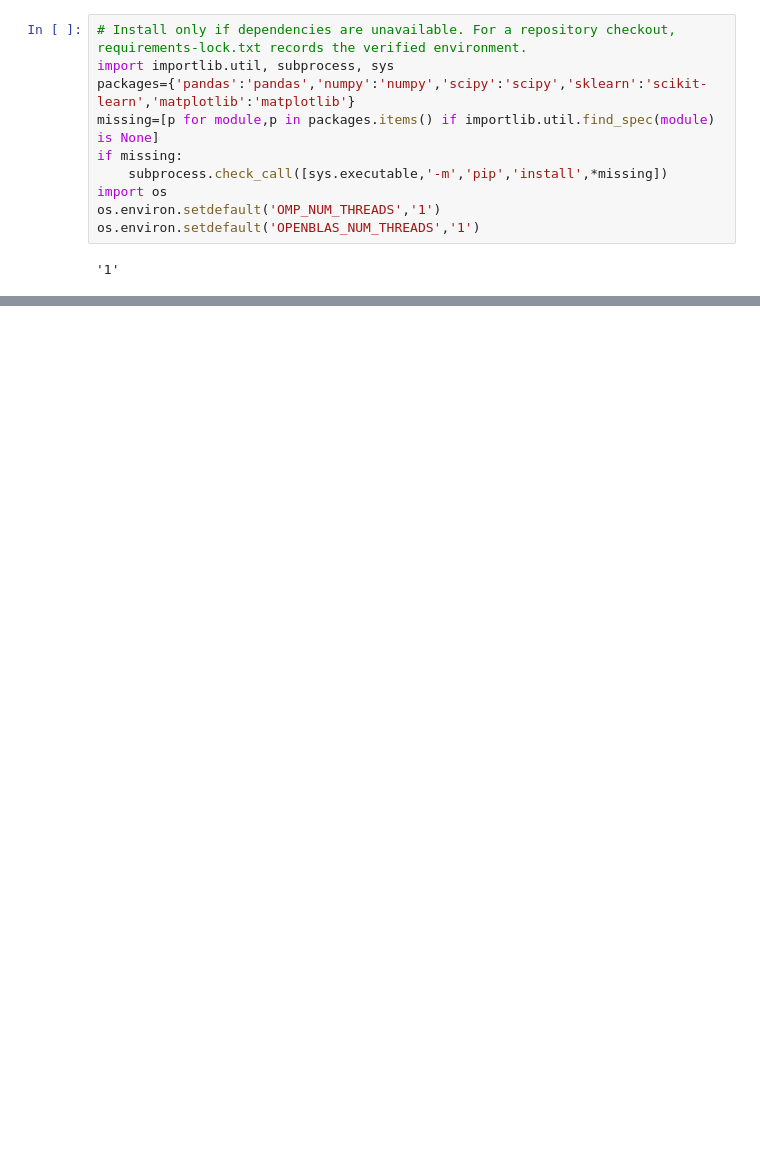
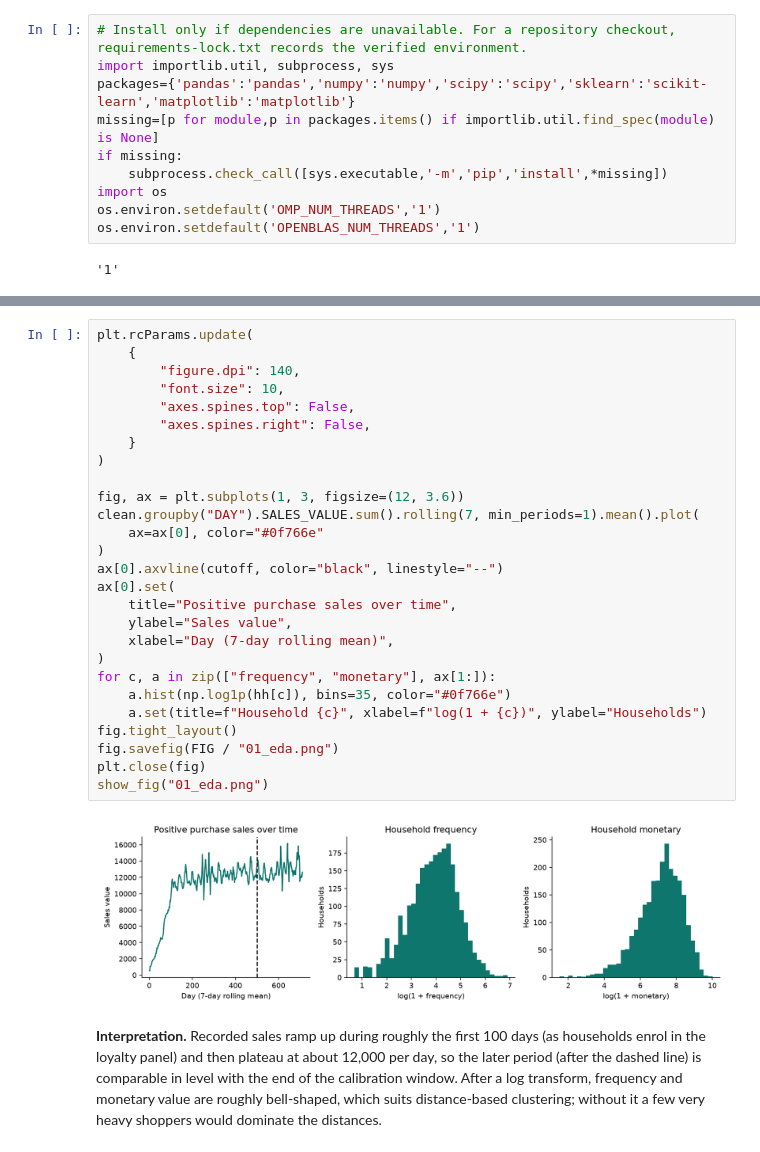
Before and after one commit to dothanhchuong123-blip/beyond-rfm-grocery-segmentation, a Jupyter notebook: grocery_clustering.ipynb, the cells around one changed output, grey strips where cells are left out. Cells and saved outputs as stored; diff of their text form; blank space fills up the shorter version.

```diff
--- a/grocery_clustering.ipynb
+++ b/grocery_clustering.ipynb
@@ -1076,0 +537,31 @@ Read the generated tables before making a claim: high silhouette in one feature
+# %%
+plt.rcParams.update(
+    {
+        "figure.dpi": 140,
+        "font.size": 10,
+        "axes.spines.top": False,
+        "axes.spines.right": False,
+    }
+)
+
+fig, ax = plt.subplots(1, 3, figsize=(12, 3.6))
+clean.groupby("DAY").SALES_VALUE.sum().rolling(7, min_periods=1).mean().plot(
+    ax=ax[0], color="#0f766e"
+)
+ax[0].axvline(cutoff, color="black", linestyle="--")
+ax[0].set(
+    title="Positive purchase sales over time",
+    ylabel="Sales value",
+    xlabel="Day (7-day rolling mean)",
+)
+for c, a in zip(["frequency", "monetary"], ax[1:]):
+    a.hist(np.log1p(hh[c]), bins=35, color="#0f766e")
+    a.set(title=f"Household {c}", xlabel=f"log(1 + {c})", ylabel="Households")
+fig.tight_layout()
+fig.savefig(FIG / "01_eda.png")
+plt.close(fig)
+show_fig("01_eda.png")
+# %% [output]
+[figure, added]
+# %% [markdown]
+**Interpretation.** Recorded sales ramp up during roughly the first 100 days (as households enrol in the loyalty panel) and then plateau at about 12,000 per day, so the later period (after the dashed line) is comparable in level with the end of the calibration window. After a log transform, frequency and monetary value are roughly bell-shaped, which suits distance-based clustering; without it a few very heavy shoppers would dominate the distances.
```
Also changed, not shown: parts of 90 cells of this notebook, 23 other files.
